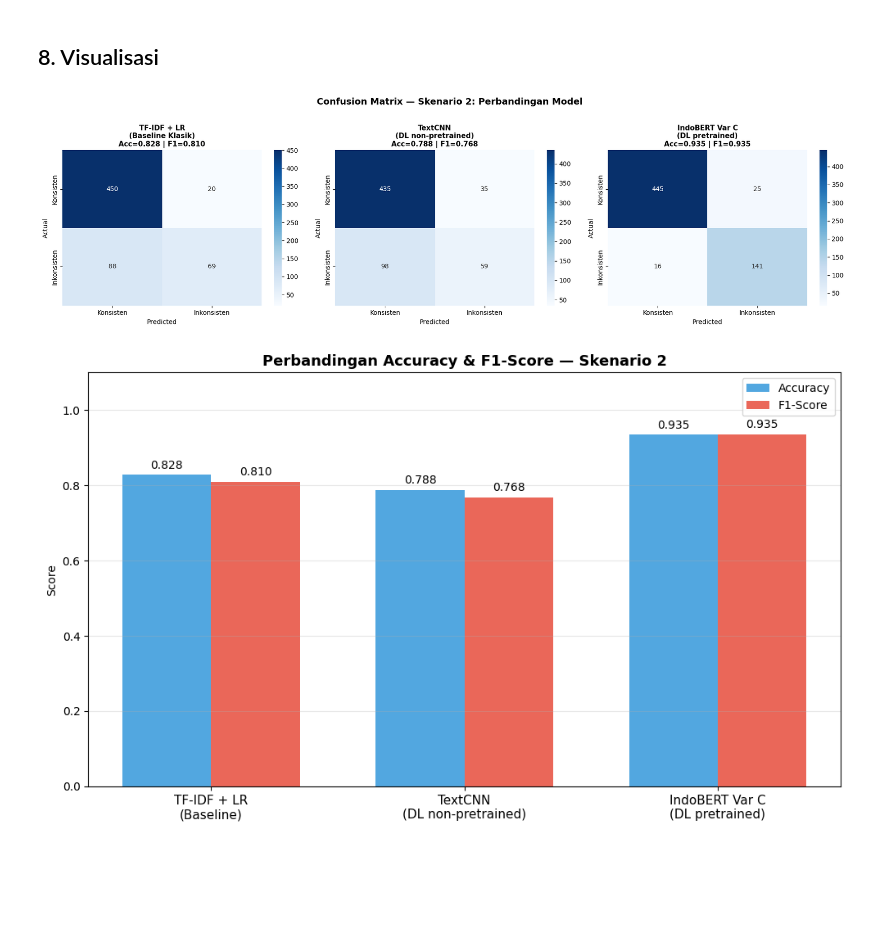
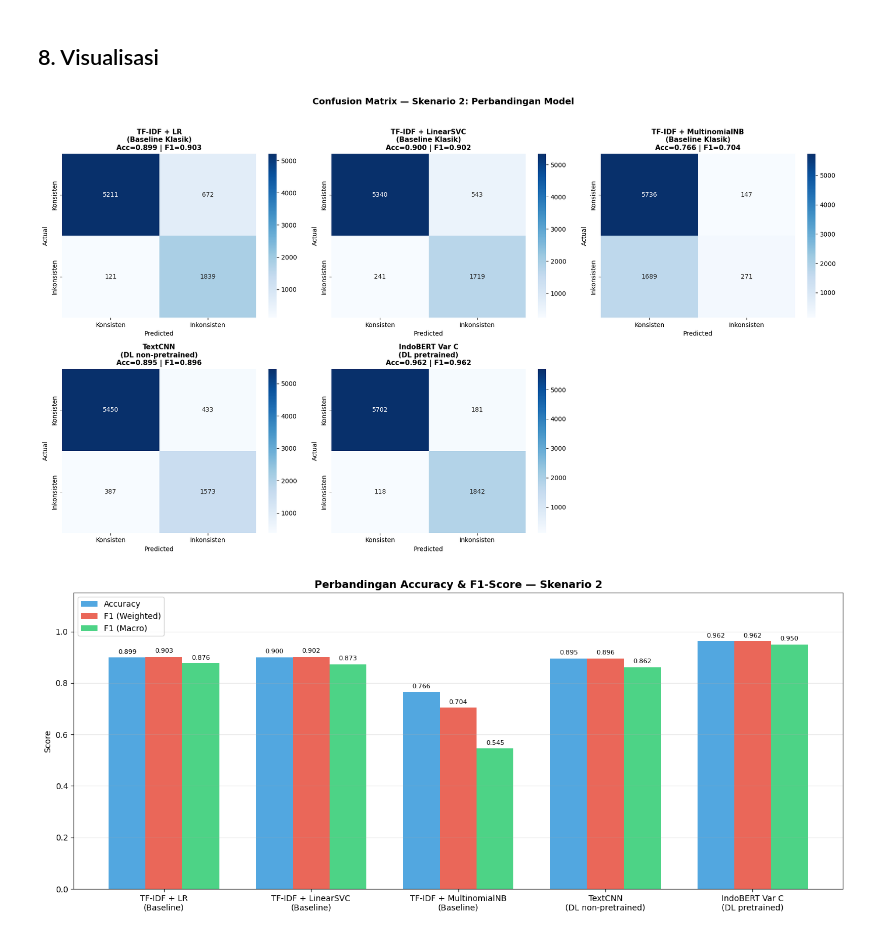
Before and after one commit to tamamfb/FP-Text-Mining, a Jupyter notebook: skenario2_model_comparison.ipynb, the cells around one changed output. Saved outputs shown, nothing was run; the diff lists cells and outputs as text; code cells hidden in the pictures; blank space fills up the shorter version.

Commit message:
update: skenario 2 sekarang membandingkan 5 model

```diff
--- a/skenario2_model_comparison.ipynb
+++ b/skenario2_model_comparison.ipynb
@@ -136,6 +142,10 @@ KERNEL_SIZES = [2, 3, 4]
 CNN_LR       = 1e-3
 CNN_EPOCHS   = 10
 
+TFIDF_MAX_FEATURES = 50000
+TFIDF_NGRAM_RANGE  = (1, 2)
+TFIDF_MIN_DF       = 2
+
 y_train = train_df['label'].values
 y_val   = val_df['label'].values
 y_test  = test_df['label'].values
@@ -197,0 +266,19 @@ weighted avg       0.82      0.83      0.81       627
+# %%
+print('MODEL 3: TF-IDF + MULTINOMIAL NAIVE BAYES')
+
+nb_model = MultinomialNB(alpha=1.0)
+nb_model.fit(X_train_cls, y_train)
+
+nb_val_preds  = nb_model.predict(X_val_cls)
+nb_test_preds = nb_model.predict(X_test_cls)
+
+nb_val_acc  = accuracy_score(y_val,  nb_val_preds)
+nb_val_f1   = f1_score(y_val,  nb_val_preds, average='weighted')
+nb_test_acc = accuracy_score(y_test, nb_test_preds)
+nb_test_f1  = f1_score(y_test, nb_test_preds, average='weighted')
+nb_test_f1m = f1_score(y_test, nb_test_preds, average='macro')
+
+print(f'\nVal   Acc: {nb_val_acc:.4f} | F1: {nb_val_f1:.4f}')
+print(f'Test  Acc: {nb_test_acc:.4f} | F1 (weighted): {nb_test_f1:.4f} | F1 (macro): {nb_test_f1m:.4f}')
+print('\nClassification Report (Test):')
+print(classification_report(y_test, nb_test_preds, target_names=['Konsisten', 'Inkonsisten']))
@@ -591,60 +694,67 @@ Gap F1 (TextCNN vs TF-IDF+LR): -0.0418
 # %% [markdown]
 ## 8. Visualisasi
 # %%
-fig, axes = plt.subplots(1, 3, figsize=(18, 5))
+fig, axes = plt.subplots(2, 3, figsize=(18, 10))
+axes = axes.flatten()
 
 model_results = [
-    ('TF-IDF + LR\n(Baseline Klasik)',    y_test,           lr_test_preds,   lr_test_acc,   lr_test_f1),
-    ('TextCNN\n(DL non-pretrained)',       cnn_test_labels,  cnn_test_preds,  cnn_test_acc,  cnn_test_f1),
-    ('IndoBERT Var C\n(DL pretrained)',    bert_test_labels, bert_test_preds, bert_test_acc, bert_test_f1),
+    ('TF-IDF + LR\n(Baseline Klasik)',           y_test,           lr_test_preds,   lr_test_acc,  lr_test_f1),
+    ('TF-IDF + LinearSVC\n(Baseline Klasik)',    y_test,           svc_test_preds,  svc_test_acc, svc_test_f1),
+    ('TF-IDF + MultinomialNB\n(Baseline Klasik)', y_test,          nb_test_preds,   nb_test_acc,  nb_test_f1),
+    ('TextCNN\n(DL non-pretrained)',             cnn_test_labels,  cnn_test_preds,  cnn_test_acc, cnn_test_f1),
+    ('IndoBERT Var C\n(DL pretrained)',          bert_test_labels, bert_test_preds, bert_test_acc, bert_test_f1),
 ]
 
 for i, (title, true, pred, acc, f1) in enumerate(model_results):
     ax = axes[i]
     cm = confusion_matrix(true, pred)
     sns.heatmap(cm, annot=True, fmt='d', cmap='Blues', ax=ax,
                 xticklabels=['Konsisten', 'Inkonsisten'],
                 yticklabels=['Konsisten', 'Inkonsisten'])
     ax.set_title(f'{title}\nAcc={acc:.3f} | F1={f1:.3f}', fontsize=11, fontweight='bold')
     ax.set_ylabel('Actual')
     ax.set_xlabel('Predicted')
 
+for j in range(len(model_results), len(axes)):
+    axes[j].axis('off')
+
 plt.suptitle('Confusion Matrix — Skenario 2: Perbandingan Model', fontsize=14, fontweight='bold', y=1.02)
 plt.tight_layout()
 plt.show()
 # %% [output]
-[figure, old version]
+[figure, new version]
 # %%
-fig, ax = plt.subplots(figsize=(10, 6))
+fig, ax = plt.subplots(figsize=(14, 6))
 
-x        = np.arange(3)
-width    = 0.35
-labels_x = ['TF-IDF + LR\n(Baseline)', 'TextCNN\n(DL non-pretrained)', 'IndoBERT Var C\n(DL pretrained)']
-acc_vals = [lr_test_acc, cnn_test_acc, bert_test_acc]
-f1_vals  = [lr_test_f1,  cnn_test_f1,  bert_test_f1]
+x        = np.arange(5)
+width    = 0.25
+labels_x = ['TF-IDF + LR\n(Baseline)', 'TF-IDF + LinearSVC\n(Baseline)', 'TF-IDF + MultinomialNB\n(Baseline)',
+             'TextCNN\n(DL non-pretrained)', 'IndoBERT Var C\n(DL pretrained)']
+acc_vals = [lr_test_acc,  svc_test_acc,  nb_test_acc,  cnn_test_acc,  bert_test_acc]
+f1w_vals = [lr_test_f1,   svc_test_f1,   nb_test_f1,   cnn_test_f1,   bert_test_f1]
+f1m_vals = [lr_test_f1m,  svc_test_f1m,  nb_test_f1m,  cnn_test_f1m,  bert_test_f1m]
 
-bars1 = ax.bar(x - width/2, acc_vals, width, label='Accuracy', color='#3498db', alpha=0.85)
-bars2 = ax.bar(x + width/2, f1_vals,  width, label='F1-Score', color='#e74c3c', alpha=0.85)
+bars1 = ax.bar(x - width, acc_vals, width, label='Accuracy',      color='#3498db', alpha=0.85)
+bars2 = ax.bar(x,         f1w_vals, width, label='F1 (Weighted)', color='#e74c3c', alpha=0.85)
+bars3 = ax.bar(x + width, f1m_vals, width, label='F1 (Macro)',    color='#2ecc71', alpha=0.85)
 
 ax.set_xticks(x)
-ax.set_xticklabels(labels_x, fontsize=11)
+ax.set_xticklabels(labels_x, fontsize=10)
 ax.set_ylabel('Score')
 ax.set_title('Perbandingan Accuracy & F1-Score — Skenario 2', fontsize=13, fontweight='bold')
 ax.legend()
-ax.set_ylim(0, 1.1)
+ax.set_ylim(0, 1.15)
 ax.grid(True, axis='y', alpha=0.3)
 
-for bar in bars1:
-    ax.text(bar.get_x() + bar.get_width()/2., bar.get_height() + 0.01,
-            f'{bar.get_height():.3f}', ha='center', va='bottom', fontsize=10)
-for bar in bars2:
-    ax.text(bar.get_x() + bar.get_width()/2., bar.get_height() + 0.01,
-            f'{bar.get_height():.3f}', ha='center', va='bottom', fontsize=10)
+for bars in (bars1, bars2, bars3):
+    for bar in bars:
+        ax.text(bar.get_x() + bar.get_width()/2., bar.get_height() + 0.01,
+                f'{bar.get_height():.3f}', ha='center', va='bottom', fontsize=8)
 
 plt.tight_layout()
 plt.show()
 # %% [output]
-[figure, old version]
+[figure, new version]
 # %%
 fig, axes = plt.subplots(1, 2, figsize=(14, 5))
 
```
Also changed, not shown: parts of 22 cells of this notebook.
